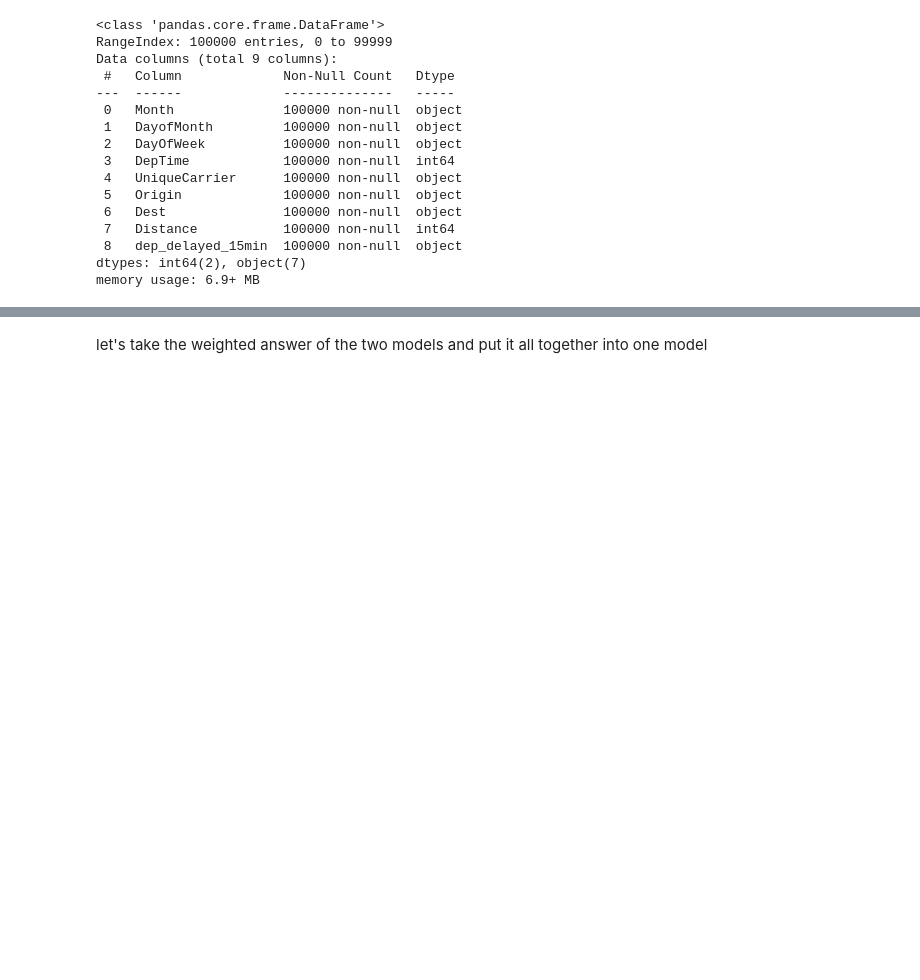
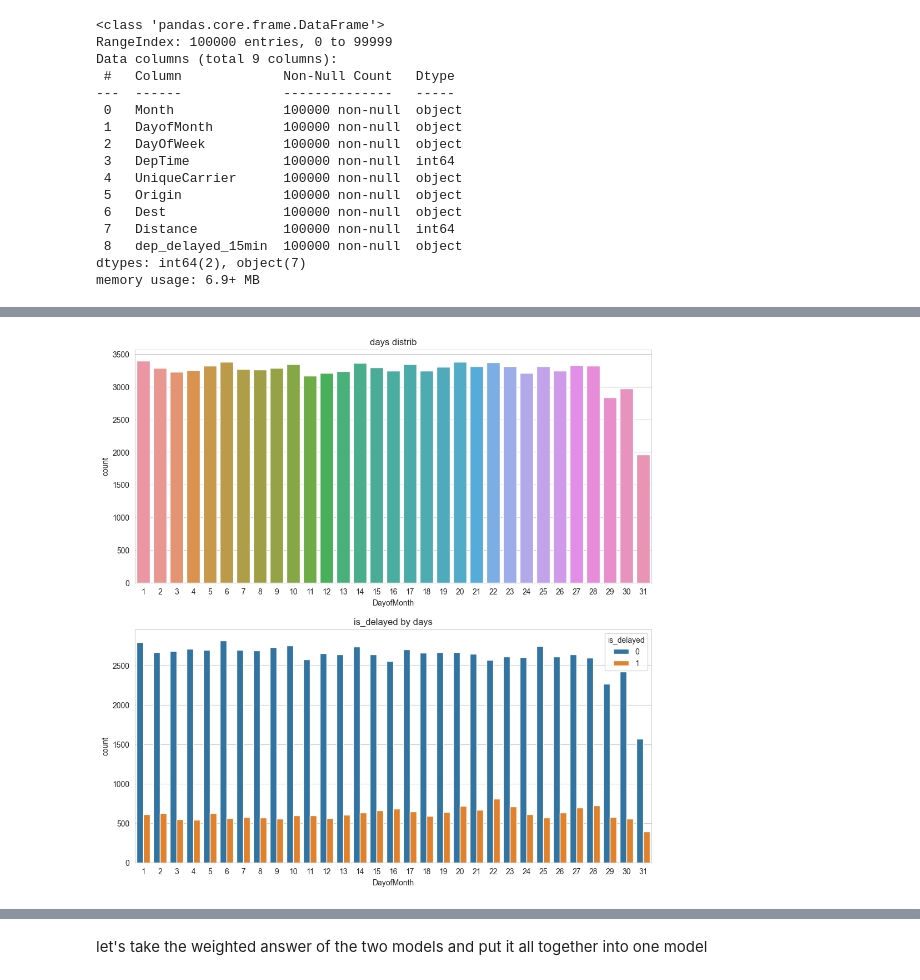
Before and after one commit to ArtsiomShatsernik/projects, a Jupyter notebook: flight_delays/flight_delay.ipynb, the cells around one changed output, grey strips where cells are left out. Saved outputs shown, nothing was run; the diff lists cells and outputs as text; code cells hidden in the pictures; blank space fills up the shorter version.

```diff
--- a/flight_delays/flight_delay.ipynb
+++ b/flight_delays/flight_delay.ipynb
@@ -95,0 +98,9 @@ test["Route"] = test["Origin"] + "_" + train["Dest"]
+# %%
+# there only 7 month with 31 day but delay is pretty high
+fig, ax = plt.subplots(2, 1, figsize=(12, 12))
+sns.countplot(data=train, x="DayofMonth", ax=ax[0]);
+ax[0].set_title("days distrib");
+sns.countplot(data=train, x="DayofMonth", hue="is_delayed", ax=ax[1]);
+ax[1].set_title("is_delayed by days");
+# %% [output]
+[figure, added]
```
Also changed, not shown: parts of 60 cells of this notebook.
